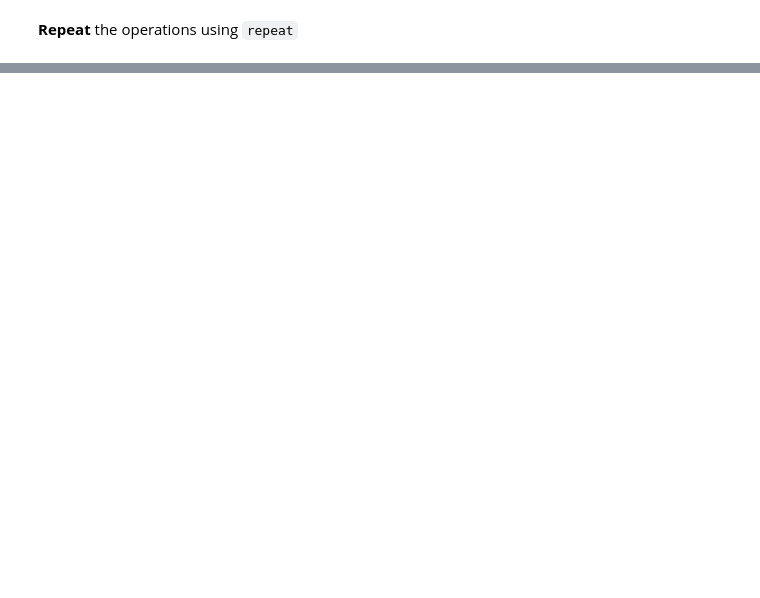
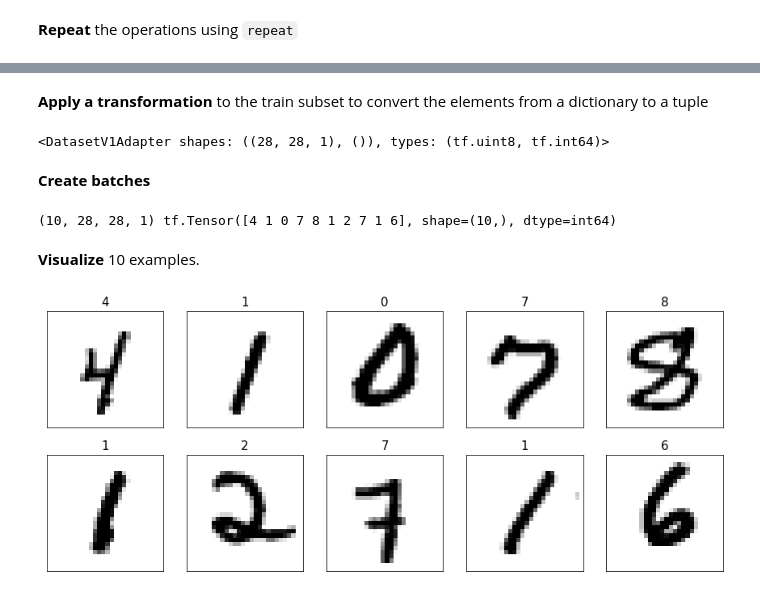
Before and after one commit to nicoloceneda/Python-edu, a Jupyter notebook: TensorFlow_Dataset_API.ipynb, the cells around one changed output, grey strips where cells are left out. Saved outputs shown, nothing was run; the diff lists cells and outputs as text; code cells hidden in the pictures; blank space fills up the shorter version.

```diff
--- a/TensorFlow_Dataset_API.ipynb
+++ b/TensorFlow_Dataset_API.ipynb
@@ -189,0 +202,2 @@ x: [0.42568612 0.57547804] y: 2
+# %%
+mnist, mnist_info = tfds.load('mnist', with_info=True, shuffle_files=False)
@@ -189,0 +238,32 @@ x: [0.42568612 0.57547804] y: 2
+# %% [markdown]
+**Apply a transformation** to the train subset to convert the elements from a dictionary to a tuple
+# %%
+ds_train = mnist['train']
+ds_train = ds_train.map(lambda item: (item['image'], item['label']))
+
+print(ds_train)
+# %% [output]
+<DatasetV1Adapter shapes: ((28, 28, 1), ()), types: (tf.uint8, tf.int64)>
+# %% [markdown]
+**Create batches**
+# %%
+ds_train = ds_train.batch(batch_size=10)
+batch = next(iter(ds_train))
+
+print(batch[0].shape, batch[1])
+# %% [output]
+(10, 28, 28, 1) tf.Tensor([4 1 0 7 8 1 2 7 1 6], shape=(10,), dtype=int64)
+# %% [markdown]
+**Visualize** 10 examples.
+# %%
+fig = plt.figure(figsize=(15, 6))
+
+for i,(image,label) in enumerate(zip(batch[0], batch[1])):
+  ax = fig.add_subplot(2, 5, i+1)
+  ax.set_xticks([]); ax.set_yticks([])
+  ax.imshow(image[:, :, 0], cmap='gray_r')
+  ax.set_title('{}'.format(label), size=15)
+
+plt.show()
+# %% [output]
+[figure, added]
```
Also changed, not shown: parts of 13 cells of this notebook.
